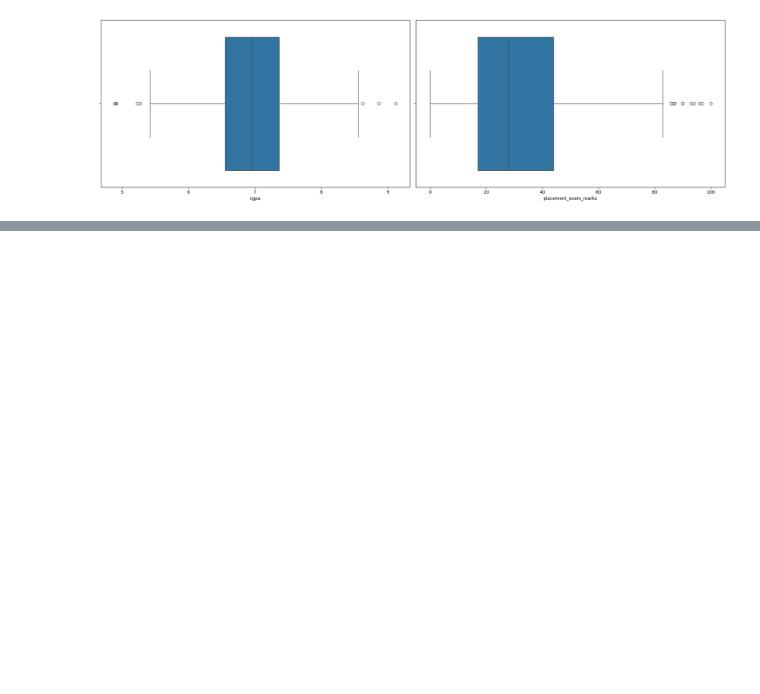
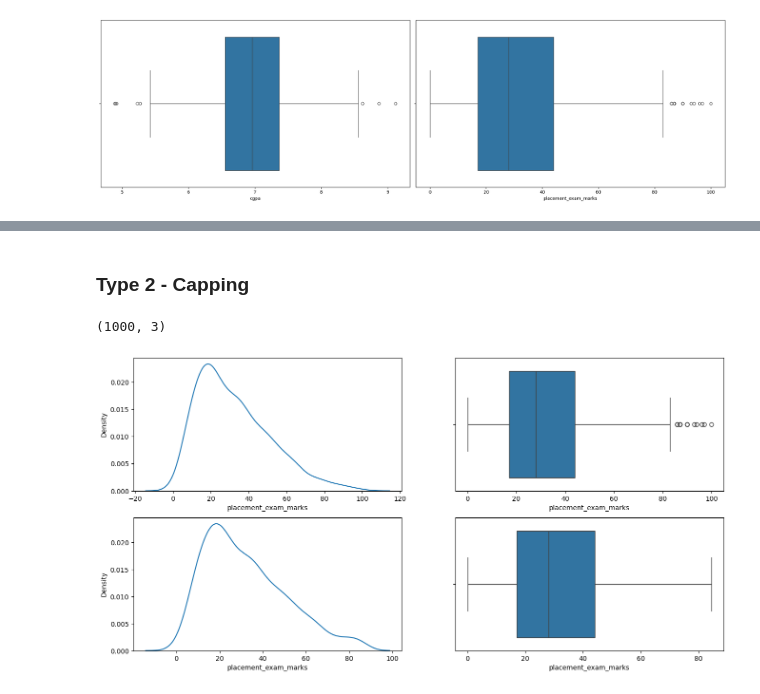
Before and after one commit to Ashura369/Python_and_Data_Science, a Jupyter notebook: 0 ML lecture/14_2 IQR method.ipynb, the cells around one changed output, grey strips where cells are left out. Saved outputs shown, nothing was run; the diff lists cells and outputs as text; code cells hidden in the pictures; blank space fills up the shorter version.

```diff
--- a/0 ML lecture/14_2 IQR method.ipynb
+++ b/0 ML lecture/14_2 IQR method.ipynb
@@ -120,0 +194,36 @@ percentile75 = df['placement_exam_marks'].quantile(0.75)
+# %% [markdown]
+### **Type 2 - Capping**
+# %%
+new_df_cap = df.copy()
+
+new_df_cap['placement_exam_marks'] = np.where(
+    new_df_cap['placement_exam_marks'] > upper_limit,
+    upper_limit,
+    np.where(
+        new_df_cap['placement_exam_marks'] < lower_limit,
+        lower_limit,
+        new_df_cap['placement_exam_marks']
+    )
+)
+
+new_df_cap.shape
+# %% [output]
+(1000, 3)
+# %%
+plt.figure(figsize=(16,8))
+
+plt.subplot(2,2,1)
+sns.kdeplot(df['placement_exam_marks'])
+
+plt.subplot(2,2,2)
+sns.boxplot(x=df['placement_exam_marks'])
+
+plt.subplot(2,2,3)
+sns.kdeplot(new_df_cap['placement_exam_marks'])
+
+plt.subplot(2,2,4)
+sns.boxplot(x=new_df_cap['placement_exam_marks'])
+
+plt.show()
+# %% [output]
+[figure, added]
```
Also changed, not shown: parts of 12 cells of this notebook, 2 other files.
